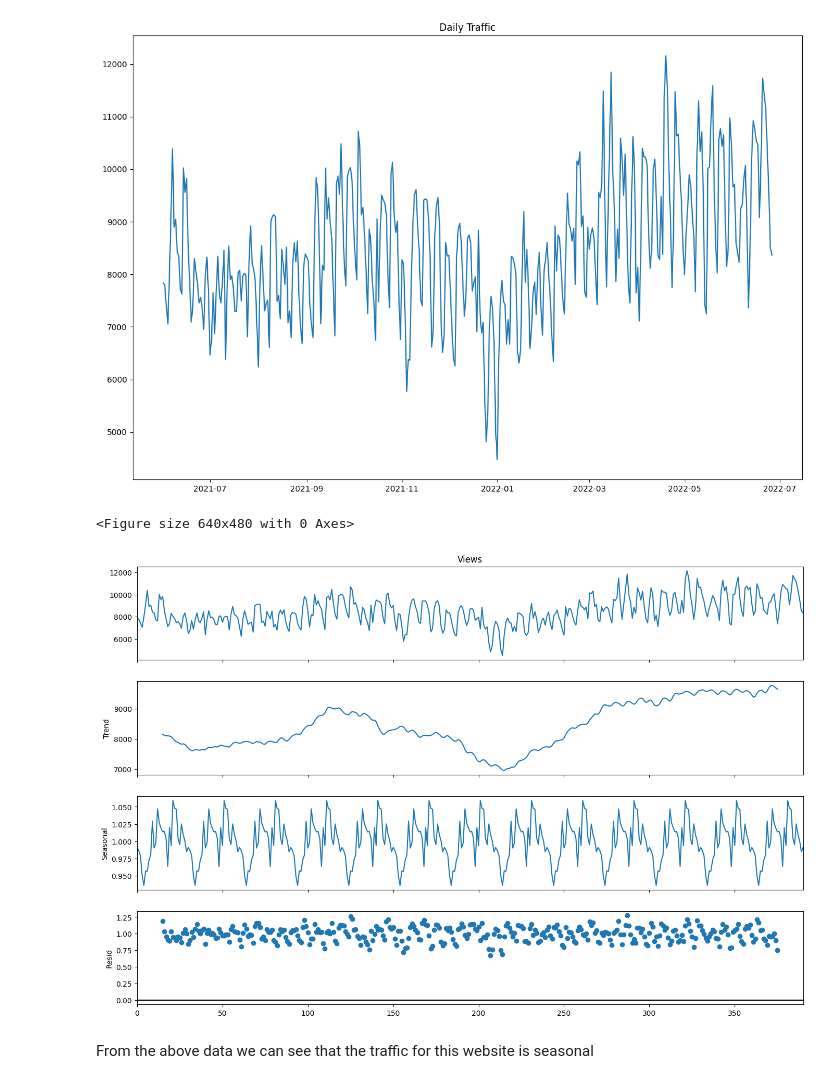
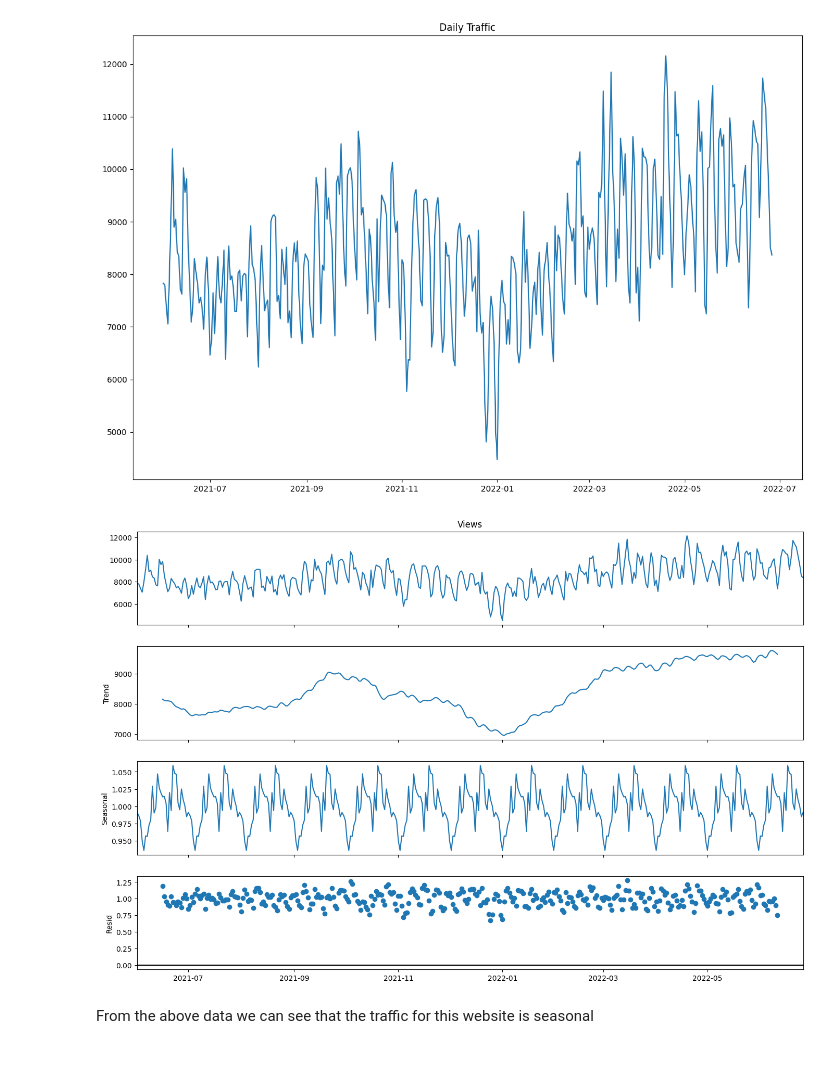
Before and after one commit to amrkld/Website-Traffic-Forecasting_ML_Model, a Jupyter notebook: Forecasting_website_traffic_model.ipynb, the cells around one changed output. Drawn from its saved outputs; the diff is of its cells as text; code cells hidden in the pictures.

```diff
--- a/Forecasting_website_traffic_model.ipynb
+++ b/Forecasting_website_traffic_model.ipynb
@@ -3,6 +3,9 @@ You can download the data used form this link:
 https://statso.io/forecasting-website-traffic-case-study/#google_vignette
 # %%
 import pandas as pd
-data = pd.read_csv("Web_traffic Data\Forecasting Web Traffic Data.csv", on_bad_lines='skip')
+
+data = pd.read_csv("Web_traffic Data/Forecasting Web Traffic Data.csv", on_bad_lines='skip')
+data["Date"] = pd.to_datetime(data["Date"], format="%d/%m/%Y")
+data.set_index("Date", inplace=True)
 data.head()
 # %% [output]
@@ -35,13 +29,11 @@ plt.show()
 from statsmodels.tsa.seasonal import seasonal_decompose
 # %%
 result = seasonal_decompose(data['Views'], model='multiplicative', period=30)
-
-fig = plt.figure()
 fig = result.plot()
 fig.set_size_inches(15, 10)
+plt.show()
 # %% [output]
-<Figure size 640x480 with 0 Axes>
-[figure, old version]
+[figure, new version]
 # %% [markdown]
 From the above data we can see that the traffic for this website is seasonal
 # %%
```
Also changed, not shown: parts of 14 cells of this notebook.
